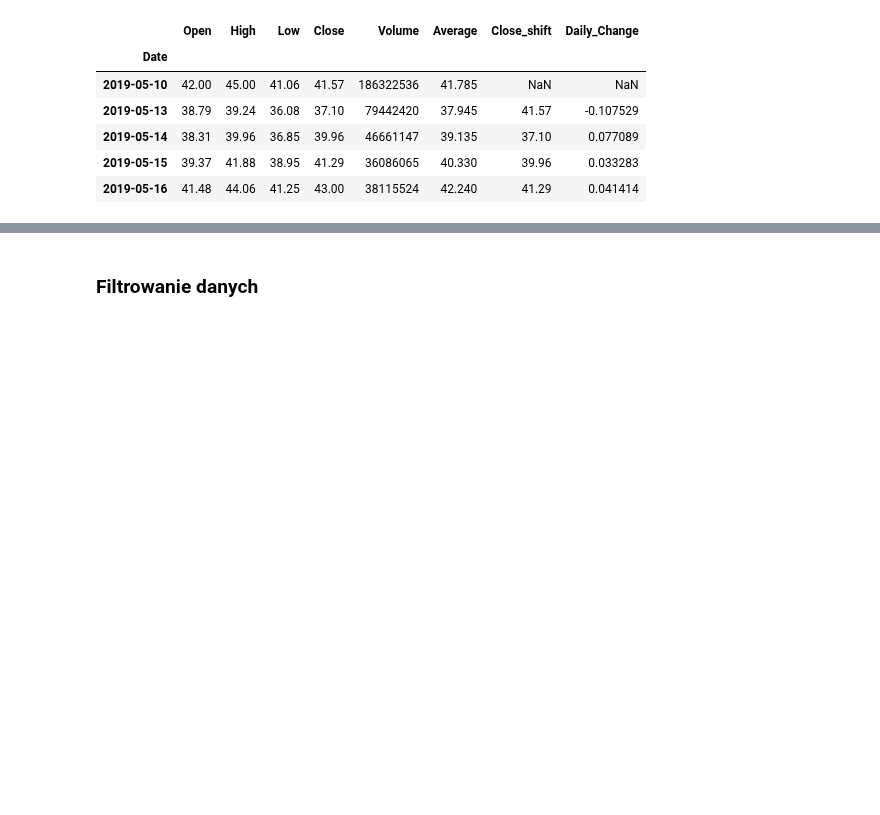
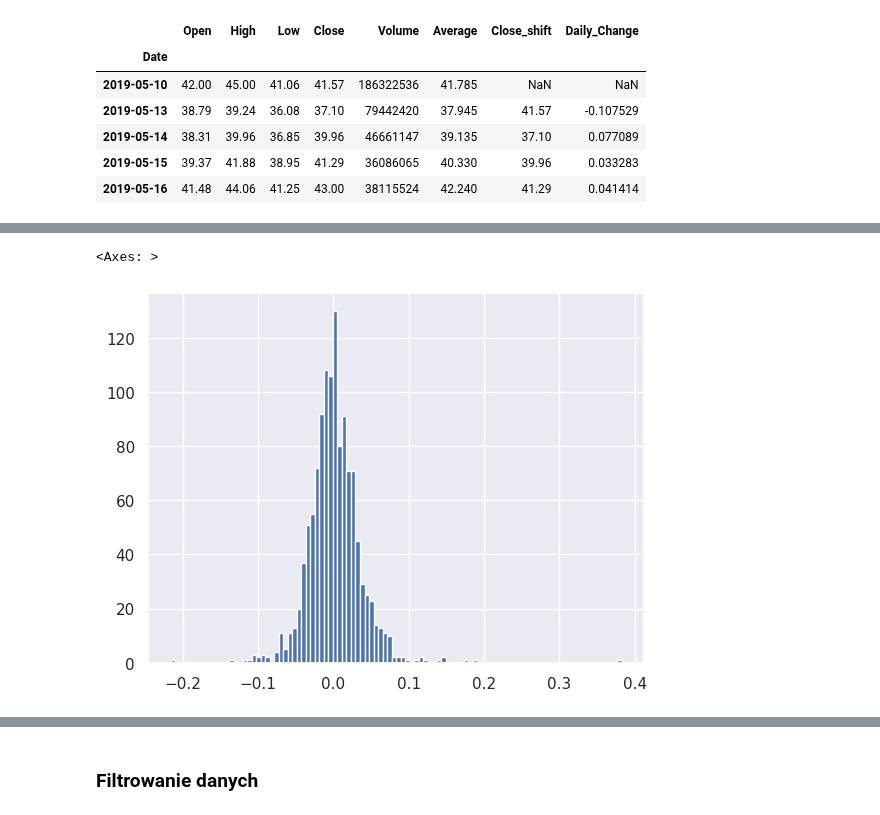
Before and after one commit to kurek0010/data-science-bootcamp, a Jupyter notebook: 02_analiza_danych/02_dane_gieldowe.ipynb, the cells around one changed output, grey strips where cells are left out. Saved outputs shown, nothing was run; the diff lists cells and outputs as text; code cells hidden in the pictures; blank space fills up the shorter version.

```diff
--- a/02_analiza_danych/02_dane_gieldowe.ipynb
+++ b/02_analiza_danych/02_dane_gieldowe.ipynb
@@ -495,3 +549,8 @@ df.Daily_Change.max()
+# %%
+df.Daily_Change.hist(bins=100)
+# %% [output]
+<Axes: >
+[figure, added]
 # %%
 import seaborn as sns
 sns.set()
```
Also changed, not shown: parts of 56 cells of this notebook.
